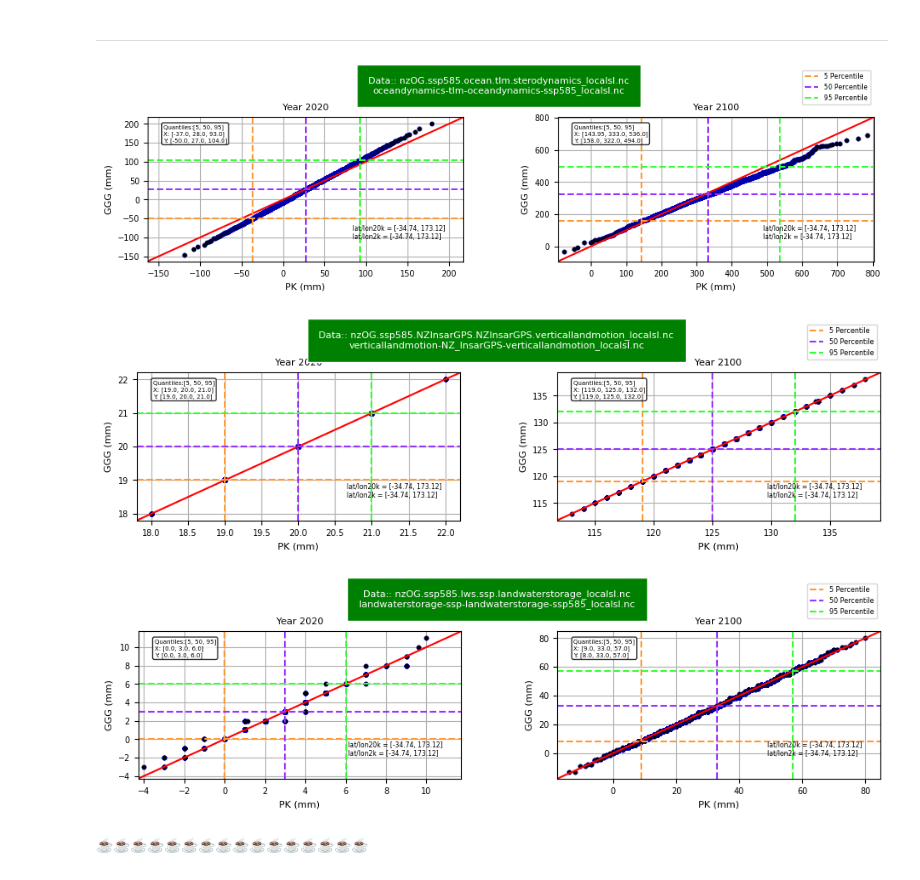
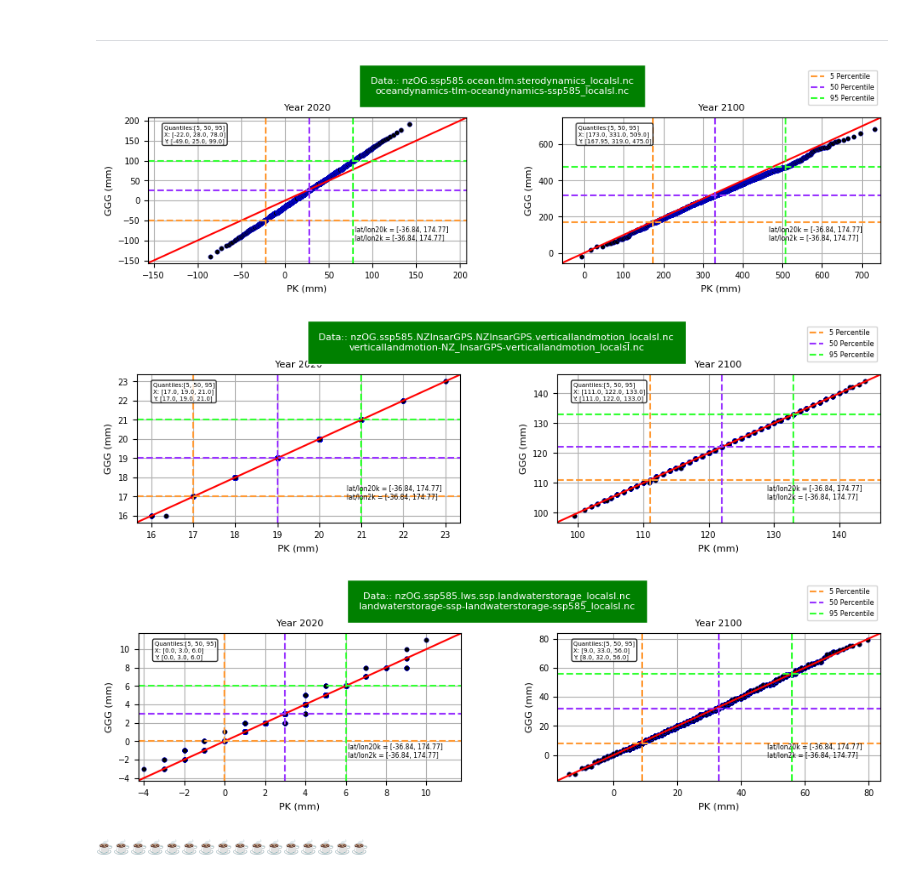
Before and after one commit to pkjr002/facts, a Jupyter notebook: JupNbk/000_pk-JupNb_TESTspace/2023-01_NZ_INSAR/002_COMPARE_gg_pk/Q-Q_Plot/QQ_local_cpmp_GGG_v_pk_2k.ipynb, the cells around one changed output. Saved outputs shown, nothing was run; the diff lists cells and outputs as text; code cells hidden in the pictures.

```diff
--- a/JupNbk/000_pk-JupNb_TESTspace/2023-01_NZ_INSAR/002_COMPARE_gg_pk/Q-Q_Plot/QQ_local_cpmp_GGG_v_pk_2k.ipynb
+++ b/JupNbk/000_pk-JupNb_TESTspace/2023-01_NZ_INSAR/002_COMPARE_gg_pk/Q-Q_Plot/QQ_local_cpmp_GGG_v_pk_2k.ipynb
@@ -55,13 +59,13 @@ fn.plot(['ar5glaciers.ipccar5.glaciers_localsl.nc'],path2k,['glaciers-ar5-glacie
 # %% [markdown]
 <hr style="border: 0; border-top: 1px solid; width: 100%;">
 # %%
-fn.plot(['sterodynamics_localsl.nc'],path2k,['oceandynamics-tlm-oceandynamics-ssp585_localsl.nc'],pathG)
-fn.plot('verticallandmotion_localsl.nc',path2k,['verticallandmotion-NZ_InsarGPS-verticallandmotion_localsl.nc'],pathG)
-fn.plot(['lws.ssp.landwaterstorage_localsl.nc'],path2k,['landwaterstorage-ssp-landwaterstorage-ssp585_localsl.nc'],pathG)
+fn.plot(['sterodynamics_localsl.nc'],path2k,['oceandynamics-tlm-oceandynamics-ssp585_localsl.nc'],pathG, loc)
+fn.plot('verticallandmotion_localsl.nc',path2k,['verticallandmotion-NZ_InsarGPS-verticallandmotion_localsl.nc'],pathG, loc)
+fn.plot(['lws.ssp.landwaterstorage_localsl.nc'],path2k,['landwaterstorage-ssp-landwaterstorage-ssp585_localsl.nc'],pathG, loc)
 # %% [output]
-[figure, old version]
+[figure, new version]
-[figure, old version]
+[figure, new version]
-[figure, old version]
+[figure, new version]
 # %% [markdown]
 ☕️☕️☕️☕️☕️☕️☕️☕️☕️☕️☕️☕️☕️☕️☕️☕️
 # %% [markdown]
```
Also changed, not shown: parts of 4 cells of this notebook, 2 other files.
